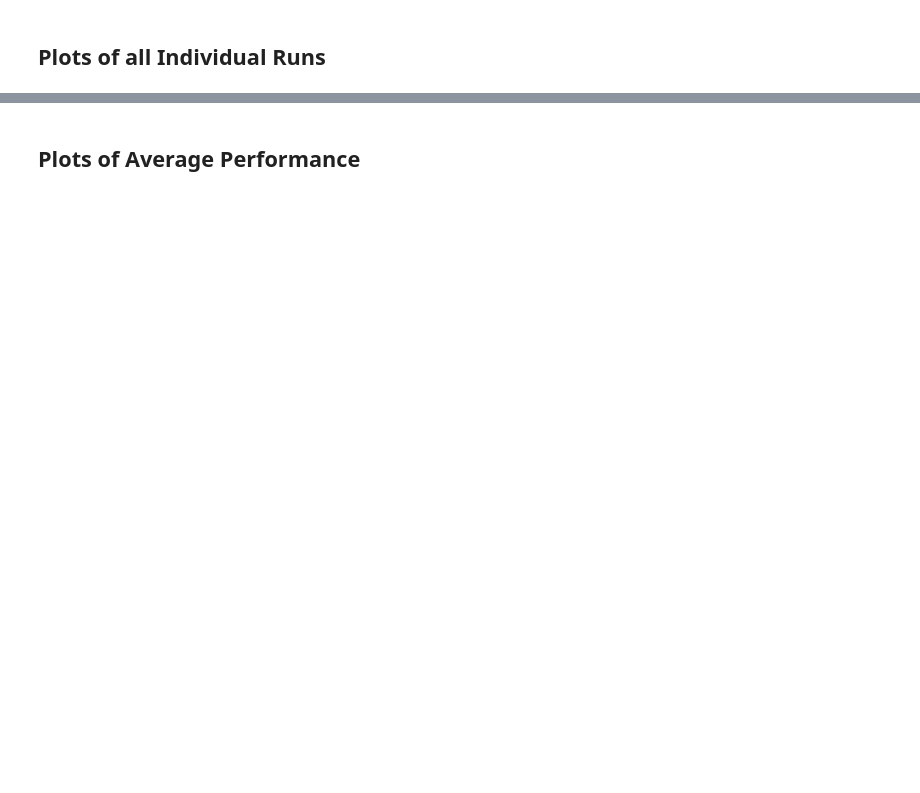
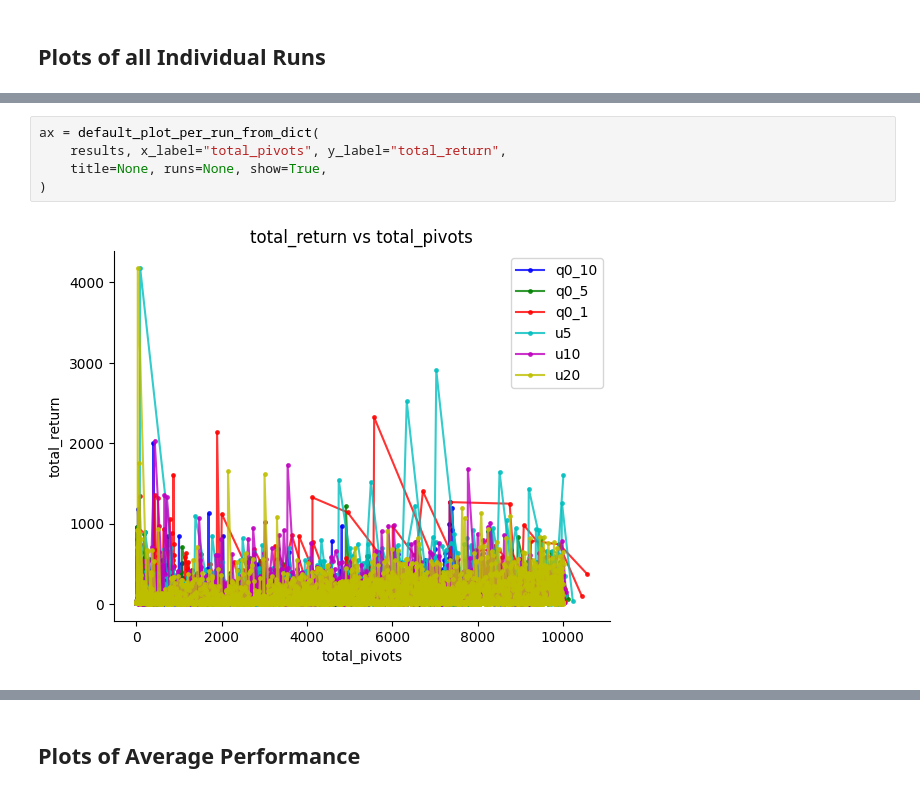
Before and after one commit to aa14k/adaptive_time, a Jupyter notebook: code/adaptive_time/notebooks/plot_control_results.ipynb, the cells around one changed output, grey strips where cells are left out. Drawn from its saved outputs; the diff is of its cells as text; blank space fills up the shorter version.

```diff
--- a/code/adaptive_time/notebooks/plot_control_results.ipynb
+++ b/code/adaptive_time/notebooks/plot_control_results.ipynb
@@ -136,0 +166,7 @@ plt.show()
+# %%
+ax = default_plot_per_run_from_dict(
+    results, x_label="total_pivots", y_label="total_return",
+    title=None, runs=None, show=True,
+)
+# %% [output]
+[figure, added]
```
Also changed, not shown: parts of 24 cells of this notebook, 2 other files.
